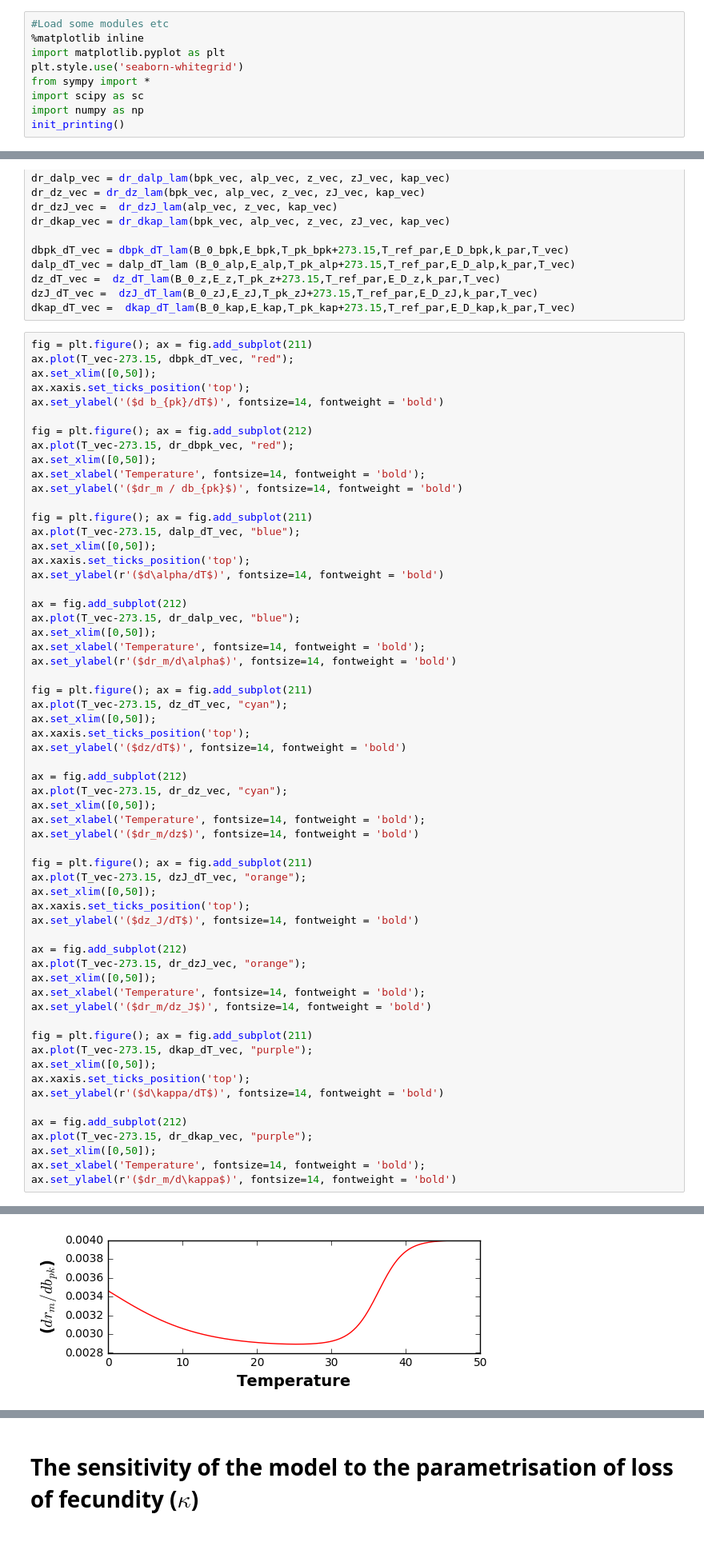
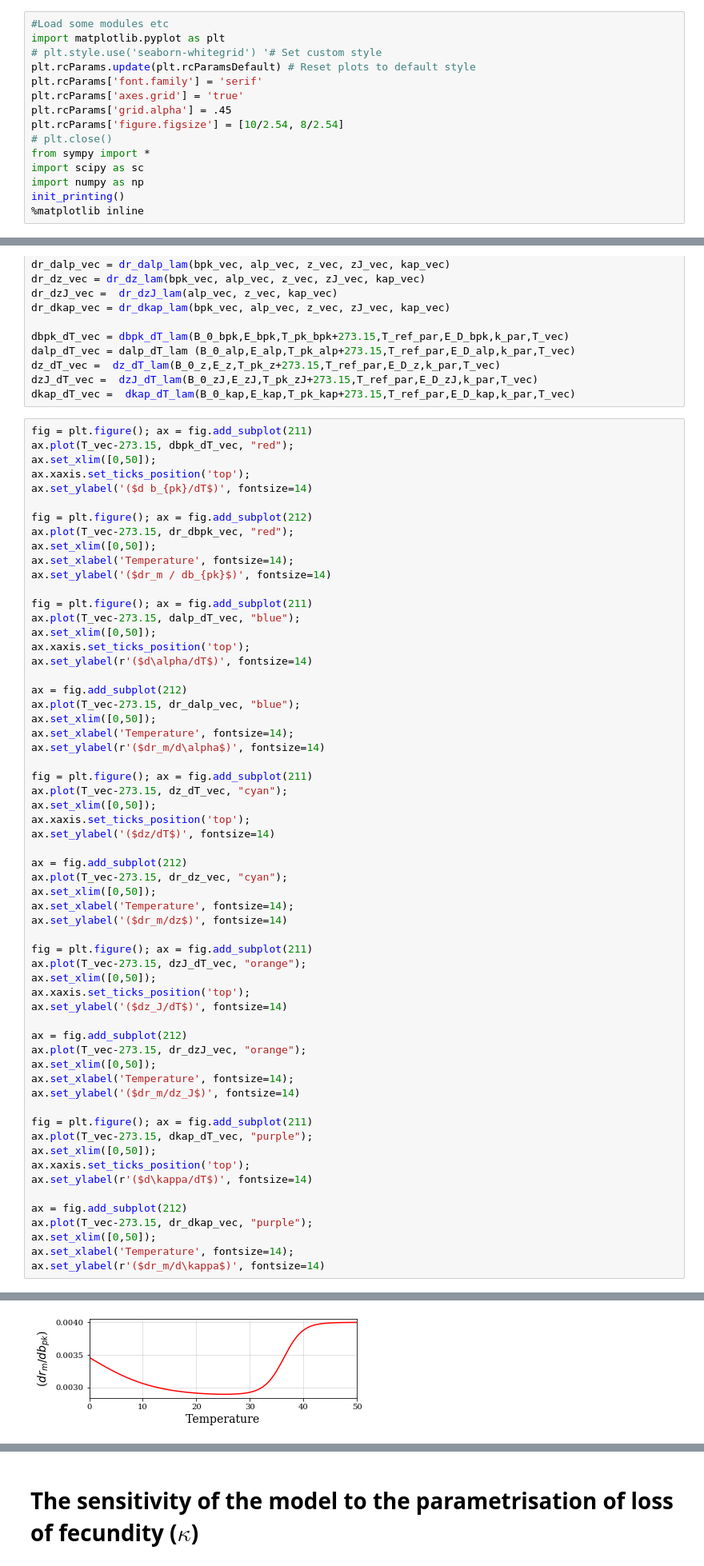
Before and after one commit to EcoEngLab/TraitMismatchPaper-main, a Jupyter notebook: code/TraitMismatch_SI.ipynb, the cells around one changed output, grey strips where cells are left out. Shown at 80% size. Saved outputs shown, nothing was run; the diff lists cells and outputs as text; blank space fills up the shorter version.

```diff
--- a/code/TraitMismatch_SI.ipynb
+++ b/code/TraitMismatch_SI.ipynb
@@ -8,12 +8,18 @@
 # %%
 #Load some modules etc
-%matplotlib inline
 import matplotlib.pyplot as plt
-plt.style.use('seaborn-whitegrid')
+# plt.style.use('seaborn-whitegrid') '# Set custom style
+plt.rcParams.update(plt.rcParamsDefault) # Reset plots to default style
+plt.rcParams['font.family'] = 'serif'
+plt.rcParams['axes.grid'] = 'true'
+plt.rcParams['grid.alpha'] = .45
+plt.rcParams['figure.figsize'] = [10/2.54, 8/2.54]
+# plt.close()
 from sympy import *
 import scipy as sc
 import numpy as np
 init_printing()
+%matplotlib inline
 # %% [markdown]
 # Model for temperature-dependent fitness of disease vectors
 
@@ -641,59 +736,59 @@ fig = plt.figure(); ax = fig.add_subplot(211)
 ax.plot(T_vec-273.15, dbpk_dT_vec, "red");
 ax.set_xlim([0,50]);
 ax.xaxis.set_ticks_position('top');
-ax.set_ylabel('($d b_{pk}/dT$)', fontsize=14, fontweight = 'bold')
+ax.set_ylabel('($d b_{pk}/dT$)', fontsize=14)
 
 fig = plt.figure(); ax = fig.add_subplot(212)
 ax.plot(T_vec-273.15, dr_dbpk_vec, "red");
 ax.set_xlim([0,50]);
-ax.set_xlabel('Temperature', fontsize=14, fontweight = 'bold');
-ax.set_ylabel('($dr_m / db_{pk}$)', fontsize=14, fontweight = 'bold')
+ax.set_xlabel('Temperature', fontsize=14);
+ax.set_ylabel('($dr_m / db_{pk}$)', fontsize=14)
 
 fig = plt.figure(); ax = fig.add_subplot(211)
 ax.plot(T_vec-273.15, dalp_dT_vec, "blue");
 ax.set_xlim([0,50]);
 ax.xaxis.set_ticks_position('top');
-ax.set_ylabel(r'($d\alpha/dT$)', fontsize=14, fontweight = 'bold')
+ax.set_ylabel(r'($d\alpha/dT$)', fontsize=14)
 
 ax = fig.add_subplot(212)
 ax.plot(T_vec-273.15, dr_dalp_vec, "blue");
 ax.set_xlim([0,50]);
-ax.set_xlabel('Temperature', fontsize=14, fontweight = 'bold');
-ax.set_ylabel(r'($dr_m/d\alpha$)', fontsize=14, fontweight = 'bold')
+ax.set_xlabel('Temperature', fontsize=14);
+ax.set_ylabel(r'($dr_m/d\alpha$)', fontsize=14)
 
 fig = plt.figure(); ax = fig.add_subplot(211)
 ax.plot(T_vec-273.15, dz_dT_vec, "cyan");
 ax.set_xlim([0,50]);
 ax.xaxis.set_ticks_position('top');
-ax.set_ylabel('($dz/dT$)', fontsize=14, fontweight = 'bold')
+ax.set_ylabel('($dz/dT$)', fontsize=14)
 
 ax = fig.add_subplot(212)
 ax.plot(T_vec-273.15, dr_dz_vec, "cyan");
 ax.set_xlim([0,50]);
-ax.set_xlabel('Temperature', fontsize=14, fontweight = 'bold');
-ax.set_ylabel('($dr_m/dz$)', fontsize=14, fontweight = 'bold')
+ax.set_xlabel('Temperature', fontsize=14);
+ax.set_ylabel('($dr_m/dz$)', fontsize=14)
 
 fig = plt.figure(); ax = fig.add_subplot(211)
 ax.plot(T_vec-273.15, dzJ_dT_vec, "orange");
 ax.set_xlim([0,50]);
 ax.xaxis.set_ticks_position('top');
-ax.set_ylabel('($dz_J/dT$)', fontsize=14, fontweight = 'bold')
+ax.set_ylabel('($dz_J/dT$)', fontsize=14)
 
 ax = fig.add_subplot(212)
 ax.plot(T_vec-273.15, dr_dzJ_vec, "orange");
 ax.set_xlim([0,50]);
-ax.set_xlabel('Temperature', fontsize=14, fontweight = 'bold');
-ax.set_ylabel('($dr_m/dz_J$)', fontsize=14, fontweight = 'bold')
+ax.set_xlabel('Temperature', fontsize=14);
+ax.set_ylabel('($dr_m/dz_J$)', fontsize=14)
 
 fig = plt.figure(); ax = fig.add_subplot(211)
 ax.plot(T_vec-273.15, dkap_dT_vec, "purple");
 ax.set_xlim([0,50]);
 ax.xaxis.set_ticks_position('top');
-ax.set_ylabel(r'($d\kappa/dT$)', fontsize=14, fontweight = 'bold')
+ax.set_ylabel(r'($d\kappa/dT$)', fontsize=14)
 
 ax = fig.add_subplot(212)
 ax.plot(T_vec-273.15, dr_dkap_vec, "purple");
 ax.set_xlim([0,50]);
-ax.set_xlabel('Temperature', fontsize=14, fontweight = 'bold');
-ax.set_ylabel(r'($dr_m/d\kappa$)', fontsize=14, fontweight = 'bold')
+ax.set_xlabel('Temperature', fontsize=14);
+ax.set_ylabel(r'($dr_m/d\kappa$)', fontsize=14)
 # %% [output]
@@ -702 +797 @@ ax.set_ylabel(r'($dr_m/d\kappa$)', fontsize=14, fontweight = 'bold')
-[figure, old version]
+[figure, new version]
```
Also changed, not shown: parts of 30 cells of this notebook, 14 other files.
